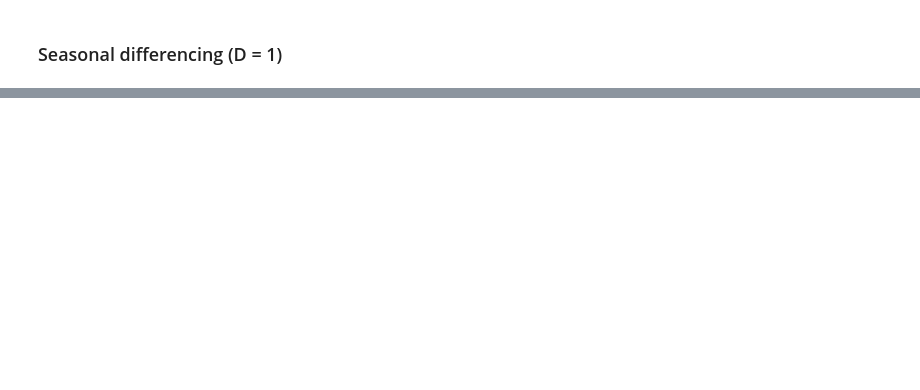
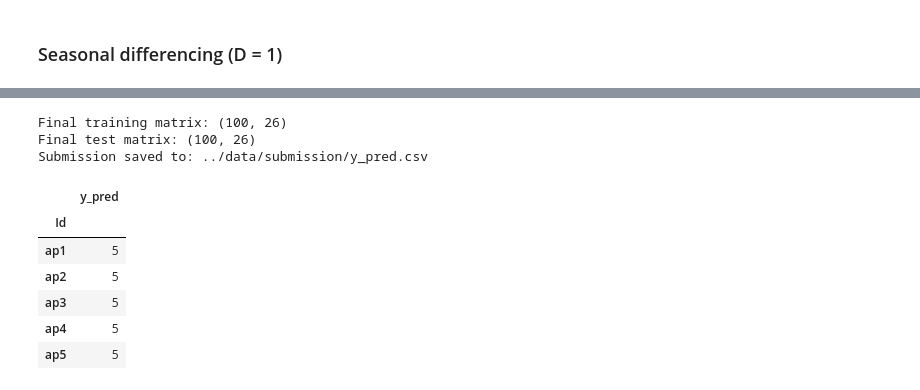
Before and after one commit to abdelaliMokhati/ts-classification, a Jupyter notebook: notebooks/main.ipynb, the cells around one changed output, grey strips where cells are left out. Cells and saved outputs as stored; diff of their text form; code cells hidden in the pictures; blank space fills up the shorter version.

```diff
--- a/notebooks/main.ipynb
+++ b/notebooks/main.ipynb
@@ -224,0 +306,35 @@ print(f"'y_pred' saved to: {output_path}")
+# %%
+test_x, _ = load_from_tsfile(os.path.join(DATA_DIR_PATH, "submission", "test.ts"))
+test_features = build_feature_matrix(test_x)
+test_features = test_features.reindex(columns=X_features.columns, fill_value=0)
+
+final_scaler = StandardScaler()
+X_train_final = final_scaler.fit_transform(X_features)
+X_test_final = final_scaler.transform(test_features)
+
+final_model = RidgeClassifier(class_weight="balanced")
+final_model.fit(X_train_final, y)
+y_pred = final_model.predict(X_test_final)
+
+id_series = pd.read_csv(os.path.join(DATA_DIR_PATH, "submission", "id.csv"), header=None)
+id_series.columns = ["Id"]
+
+y_pred_df = pd.DataFrame({"y_pred": y_pred}, index=id_series["Id"])
+output_path = os.path.join(DATA_DIR_PATH, "submission", "y_pred.csv")
+y_pred_df.to_csv(output_path, index=True)
+
+print(f"Final training matrix: {X_train_final.shape}")
+print(f"Final test matrix: {X_test_final.shape}")
+print(f"Submission saved to: {output_path}")
+display(y_pred_df.head())
+# %% [output]
+Final training matrix: (100, 26)
+Final test matrix: (100, 26)
+Submission saved to: ../data/submission/y_pred.csv
+|  | y_pred |
+| Id |  |
+| ap1 | 5 |
+| ap2 | 5 |
+| ap3 | 5 |
+| ap4 | 5 |
+| ap5 | 5 |
```
Also changed, not shown: parts of 19 cells of this notebook, 1 other file.
